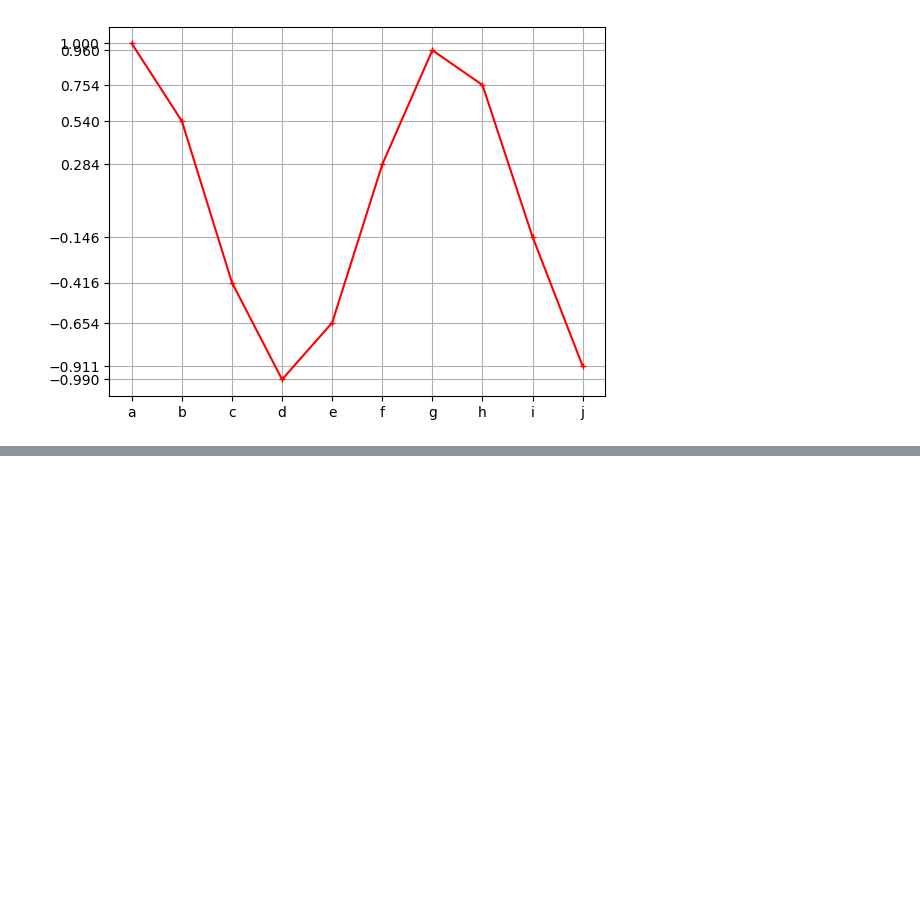
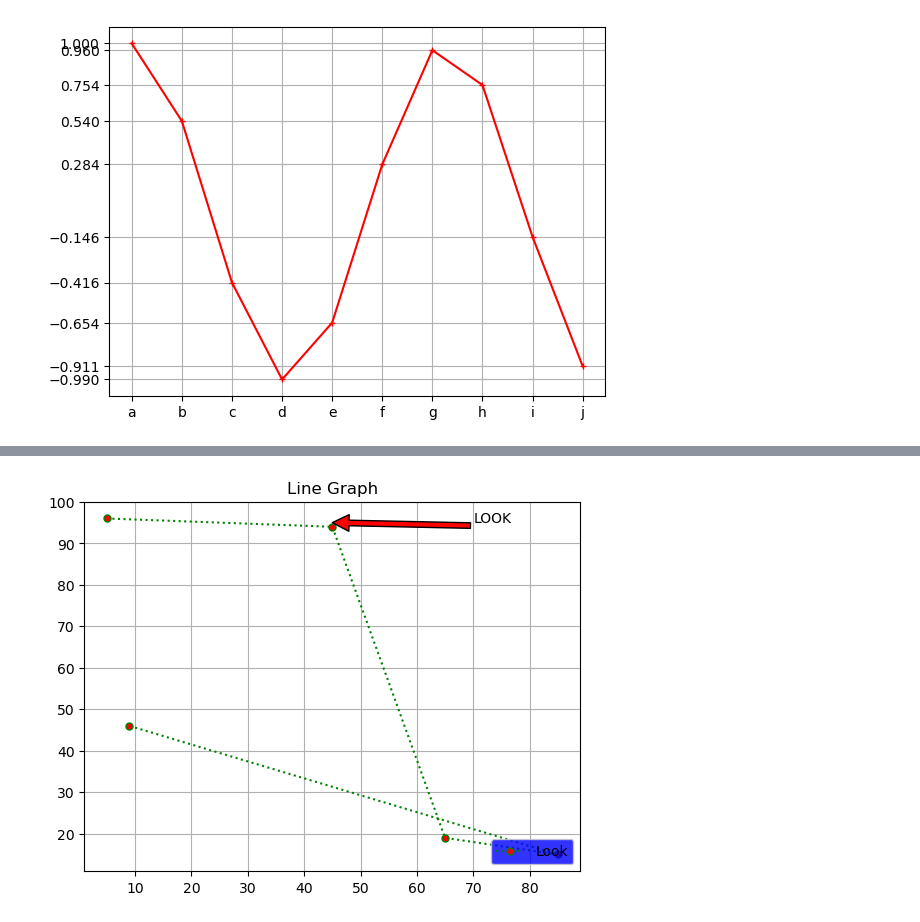
Before and after one commit to Kartika-Nidhi/Libraries_for_DS, a Jupyter notebook: Matplotlib.ipynb, the cells around one changed output, grey strips where cells are left out. Drawn from its saved outputs; the diff is of its cells as text; code cells hidden in the pictures; blank space fills up the shorter version.

Commit message:
Text in Graphs

```diff
--- a/Matplotlib.ipynb
+++ b/Matplotlib.ipynb
@@ -544,0 +570,21 @@ plt.show()
+# %%
+np.random.seed(22)
+
+x = np.random.randint(1,100,5)
+y = np.random.randint(1,100,5)
+
+plt.plot(x,y, linestyle = ":", color = 'green', marker = 'o', markersize = 5, markerfacecolor = 'red')
+
+plt.annotate('LOOK', xy = (45,95), xytext=(70,95),
+             arrowprops = {
+                 'facecolor': 'red',
+                 'shrink' : 1,
+             })
+
+plt.legend(['Look'], loc = 'lower right', facecolor = 'blue')
+
+plt.grid(True)
+plt.title('Line Graph')
+plt.show()
+# %% [output]
+[figure, added]
```
Also changed, not shown: parts of 3 cells of this notebook.
